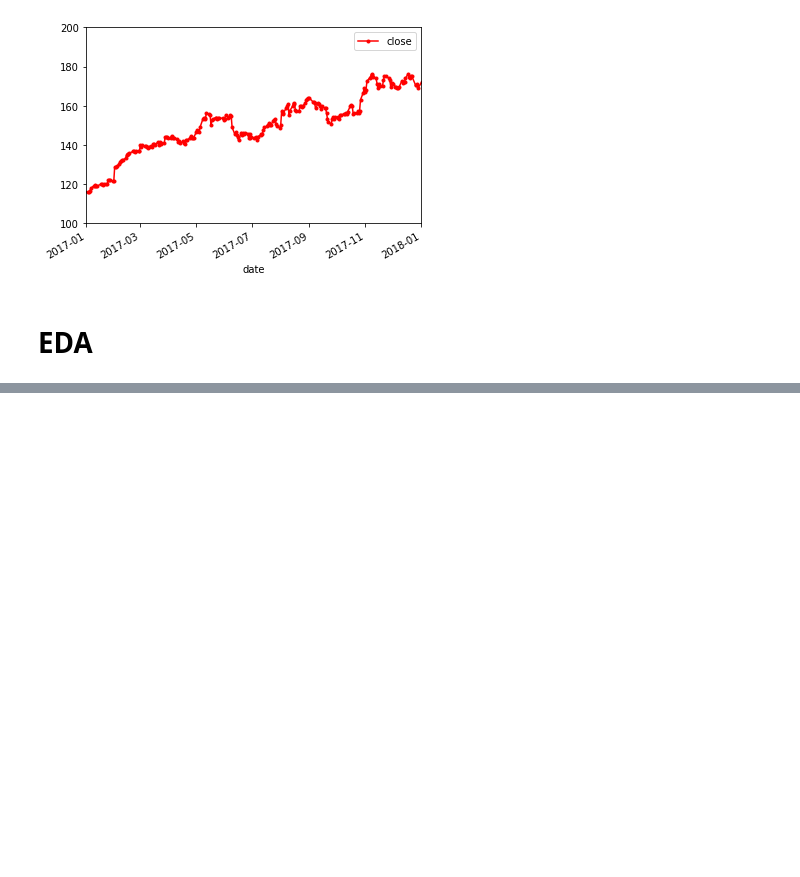
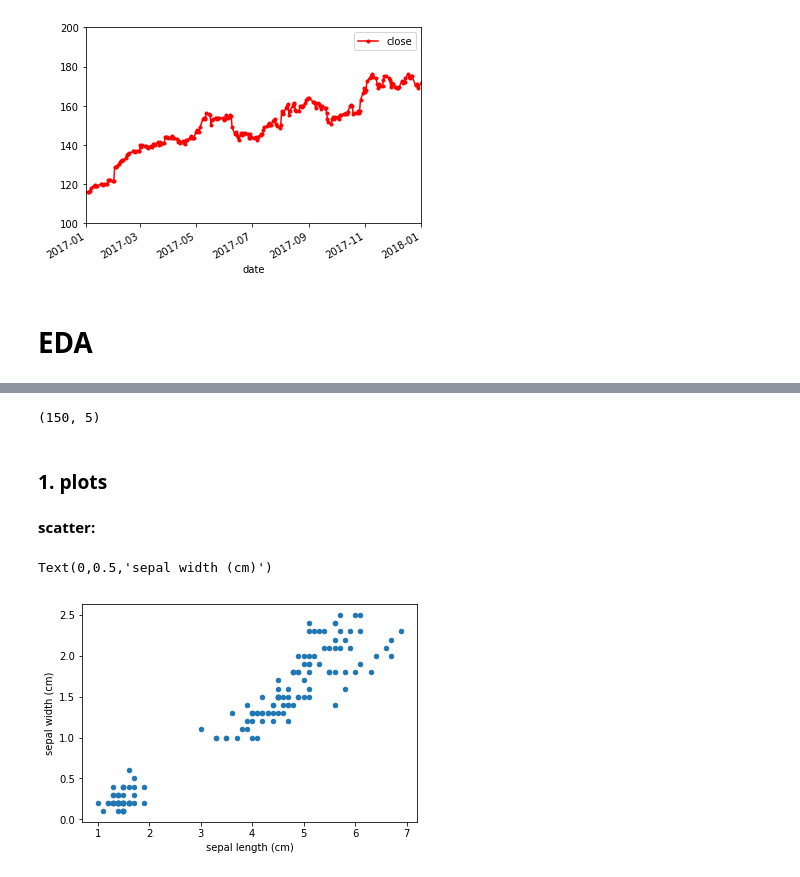
Before and after one commit to fagan2888/My-Practice, a Jupyter notebook: Python/Python Overview - pandas.ipynb, the cells around one changed output, grey strips where cells are left out. Drawn from its saved outputs; the diff is of its cells as text; code cells hidden in the pictures; blank space fills up the shorter version.

```diff
--- a/Python/Python Overview - pandas.ipynb
+++ b/Python/Python Overview - pandas.ipynb
@@ -1071,0 +1059,5 @@ plt.savefig('aapl.jpg')
+# %%
+data = pd.DataFrame(load_iris().data, columns=['Petal Length','Petal Width','Sepal Length','Sepal Width'])
+data['Species'] = load_iris().target
+data['Species'] = data['Species'].apply(lambda x: load_iris().target_names[x])
+data.head()
@@ -1071,0 +1071,15 @@ plt.savefig('aapl.jpg')
+# %%
+data.shape
+# %% [output]
+(150, 5)
+# %% [markdown]
+### 1. plots
+# %% [markdown]
+**scatter:**
+# %%
+data.plot(kind='scatter', x='Sepal Length', y='Sepal Width')
+plt.xlabel('sepal length (cm)')
+plt.ylabel('sepal width (cm)')
+# %% [output]
+Text(0,0.5,'sepal width (cm)')
+[figure, added]
```
Also changed, not shown: parts of 114 cells of this notebook.
